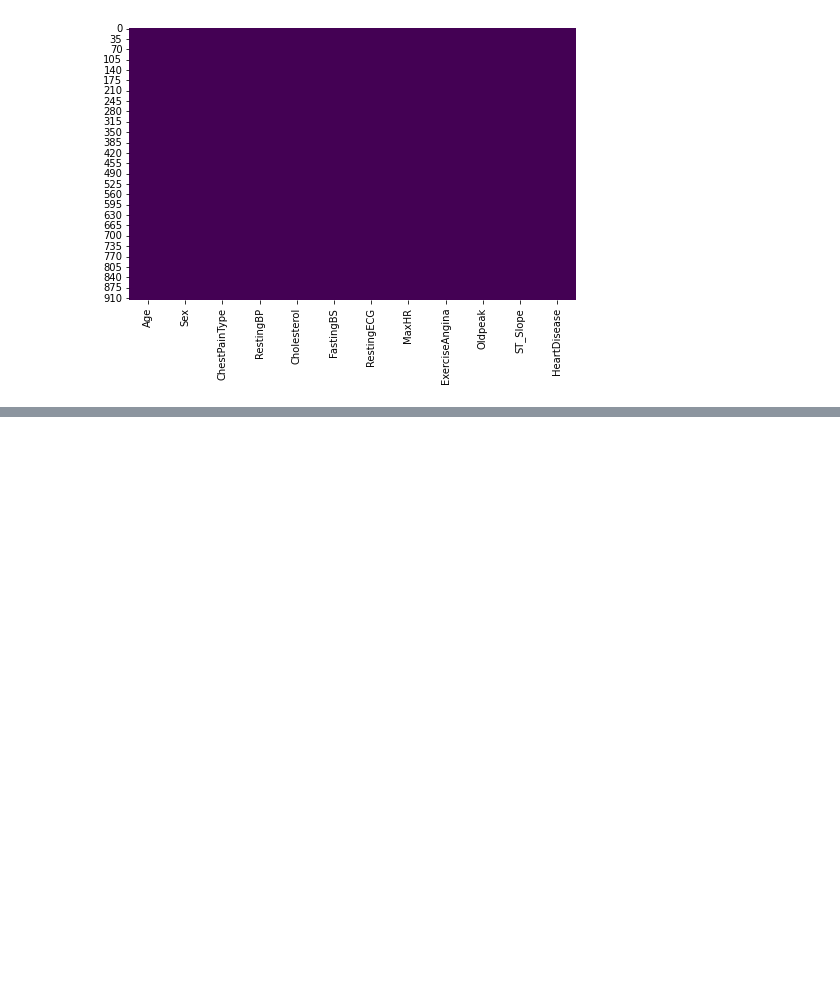
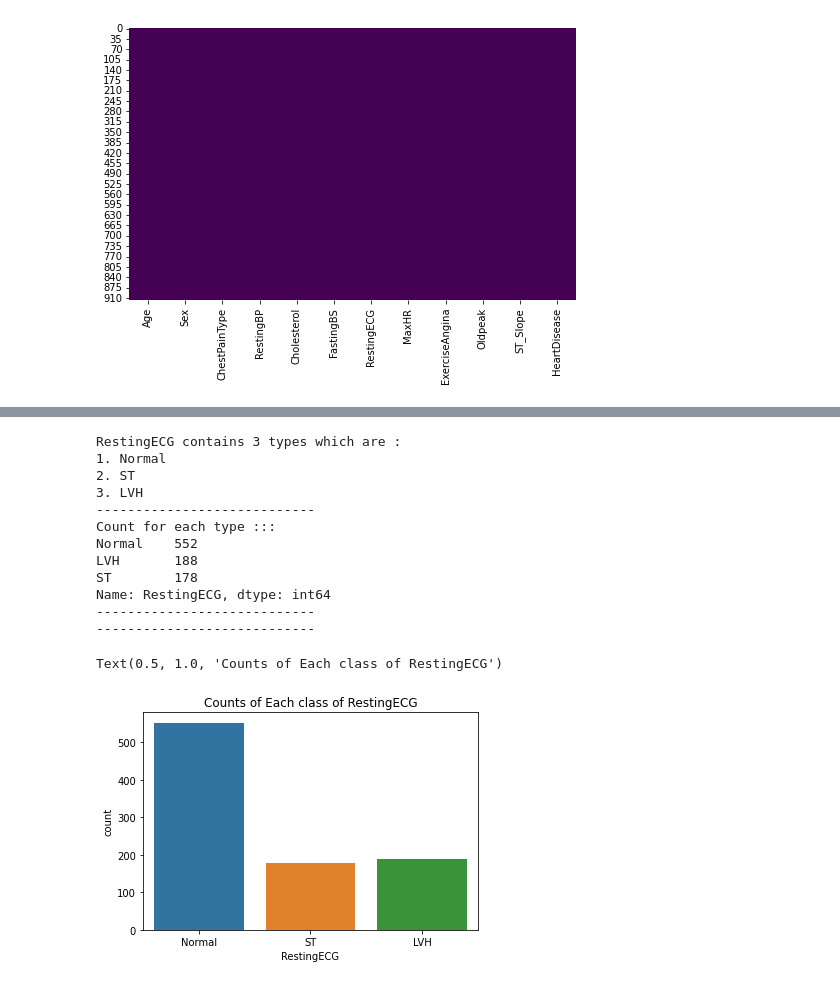
Before and after one commit to lovepreetmultani/python, a Jupyter notebook: Heart.ipynb, the cells around one changed output, grey strips where cells are left out. Cells and saved outputs as stored; diff of their text form; code cells hidden in the pictures; blank space fills up the shorter version.

```diff
--- a/Heart.ipynb
+++ b/Heart.ipynb
@@ -51,0 +146,29 @@ sns.heatmap(heart_data.isnull(),cbar=False,cmap='viridis')
+# %%
+print("RestingECG contains 3 types which are : ")
+i=1
+for x in heart_data['RestingECG'].unique():
+  print("{}. {}".format(i,x))
+  i = i + 1
+print("----------------------------")
+print("Count for each type :::")
+print(heart_data['RestingECG'].value_counts())
+print("----------------------------")
+print("----------------------------")
+plt.figure(figsize = (6,4))
+sns.countplot(x=heart_data['RestingECG'])
+plt.title("Counts of Each class of RestingECG")
+# %% [output]
+RestingECG contains 3 types which are :
+1. Normal
+2. ST
+3. LVH
+----------------------------
+Count for each type :::
+Normal    552
+LVH       188
+ST        178
+Name: RestingECG, dtype: int64
+----------------------------
+----------------------------
+Text(0.5, 1.0, 'Counts of Each class of RestingECG')
+[figure, added]
```
Also changed, not shown: parts of 38 cells of this notebook.
